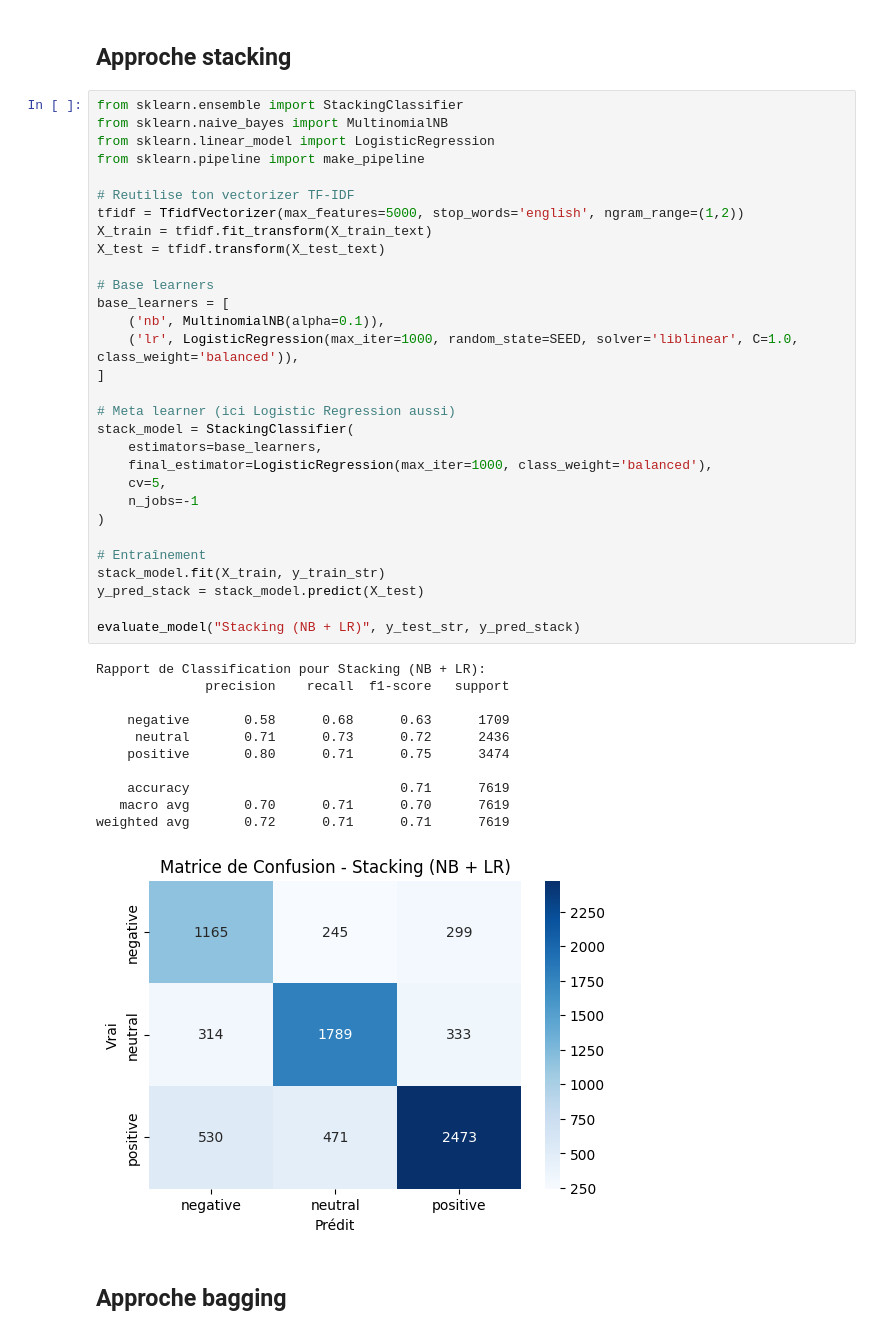
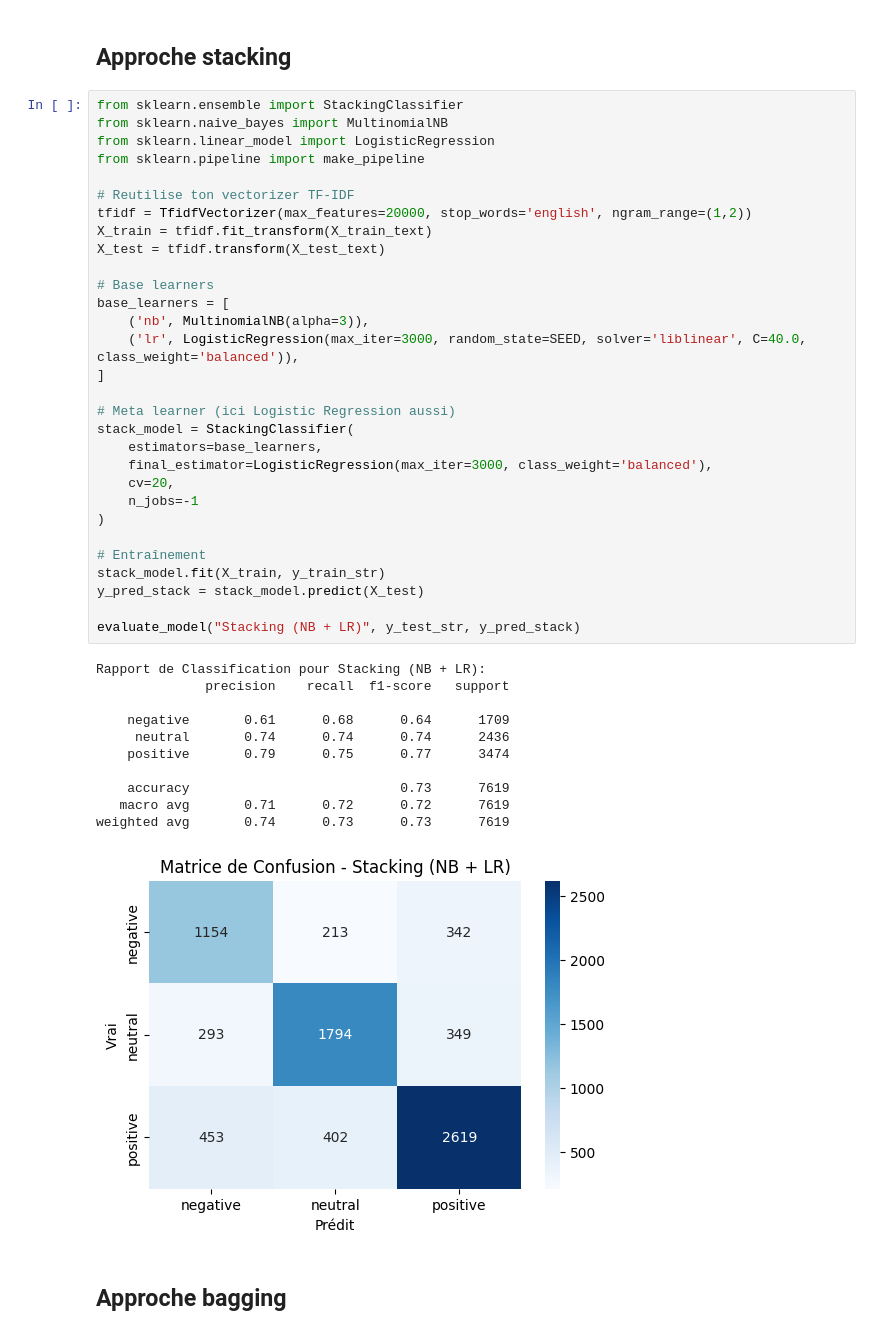
Before and after one commit to Wassbdr/twitter-sentiment-analysis, a Jupyter notebook: src/data.ipynb, the cells around one changed output. Drawn from its saved outputs; the diff is of its cells as text.

```diff
--- a/src/data.ipynb
+++ b/src/data.ipynb
@@ -436,45 +436,45 @@ weighted avg       0.68      0.67      0.67      7619
 # %%
 from sklearn.ensemble import StackingClassifier
 from sklearn.naive_bayes import MultinomialNB
 from sklearn.linear_model import LogisticRegression
 from sklearn.pipeline import make_pipeline
 
 # Reutilise ton vectorizer TF-IDF
-tfidf = TfidfVectorizer(max_features=5000, stop_words='english', ngram_range=(1,2))
+tfidf = TfidfVectorizer(max_features=20000, stop_words='english', ngram_range=(1,2))
 X_train = tfidf.fit_transform(X_train_text)
 X_test = tfidf.transform(X_test_text)
 
 # Base learners
 base_learners = [
-    ('nb', MultinomialNB(alpha=0.1)),
-    ('lr', LogisticRegression(max_iter=1000, random_state=SEED, solver='liblinear', C=1.0, class_weight='balanced')),
+    ('nb', MultinomialNB(alpha=3)),
+    ('lr', LogisticRegression(max_iter=3000, random_state=SEED, solver='liblinear', C=40.0, class_weight='balanced')),
 ]
 
 # Meta learner (ici Logistic Regression aussi)
 stack_model = StackingClassifier(
     estimators=base_learners,
-    final_estimator=LogisticRegression(max_iter=1000, class_weight='balanced'),
-    cv=5,
+    final_estimator=LogisticRegression(max_iter=3000, class_weight='balanced'),
+    cv=20,
     n_jobs=-1
 )
 
 # Entraînement
 stack_model.fit(X_train, y_train_str)
 y_pred_stack = stack_model.predict(X_test)
 
 evaluate_model("Stacking (NB + LR)", y_test_str, y_pred_stack)
 # %% [output]
 Rapport de Classification pour Stacking (NB + LR):
               precision    recall  f1-score   support
 
-    negative       0.58      0.68      0.63      1709
-     neutral       0.71      0.73      0.72      2436
-    positive       0.80      0.71      0.75      3474
+    negative       0.61      0.68      0.64      1709
+     neutral       0.74      0.74      0.74      2436
+    positive       0.79      0.75      0.77      3474
 
-    accuracy                           0.71      7619
-   macro avg       0.70      0.71      0.70      7619
-weighted avg       0.72      0.71      0.71      7619
+    accuracy                           0.73      7619
+   macro avg       0.71      0.72      0.72      7619
+weighted avg       0.74      0.73      0.73      7619
-[figure, old version]
+[figure, new version]
 # %% [markdown]
 ## Approche bagging
 # %%
```
Also changed, not shown: parts of 1 cell of this notebook.
